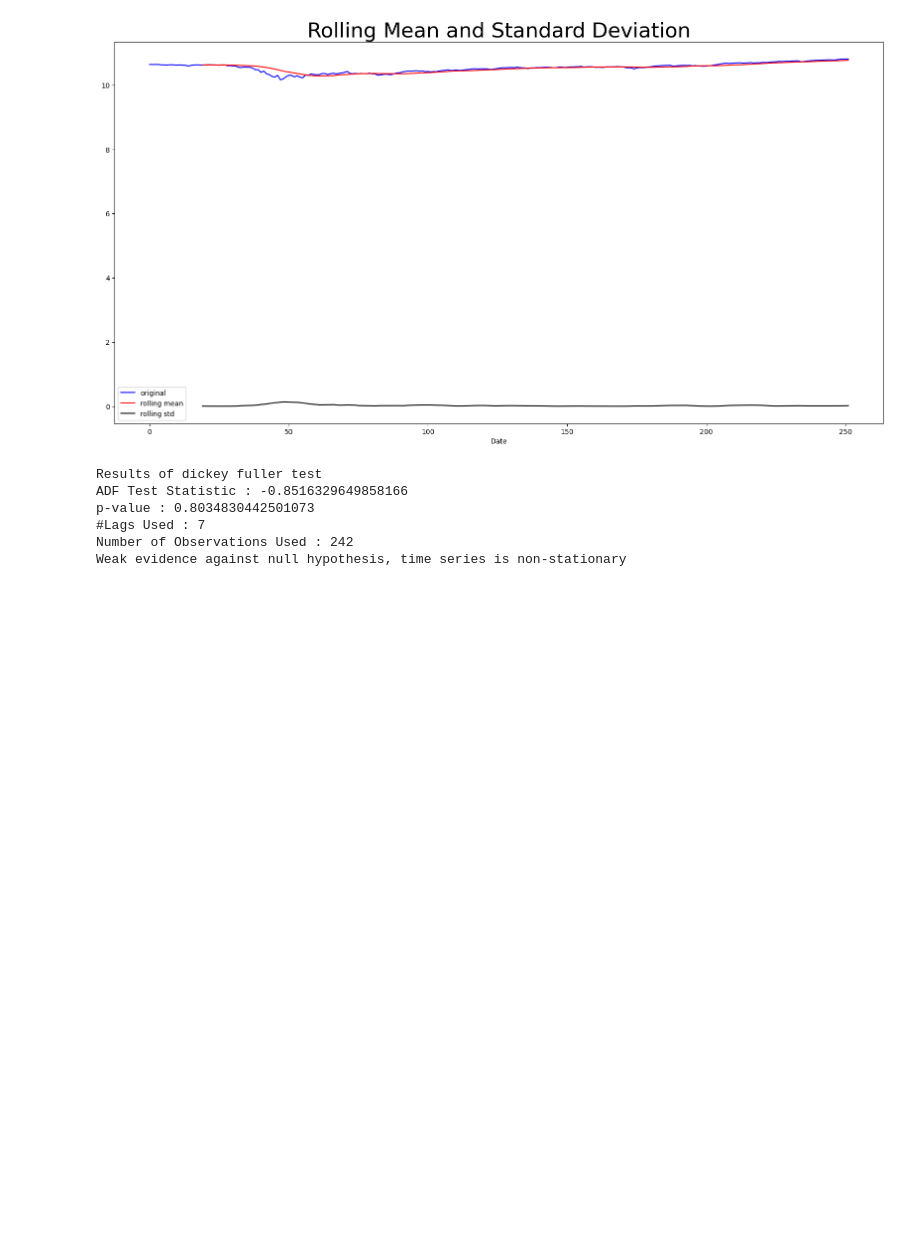
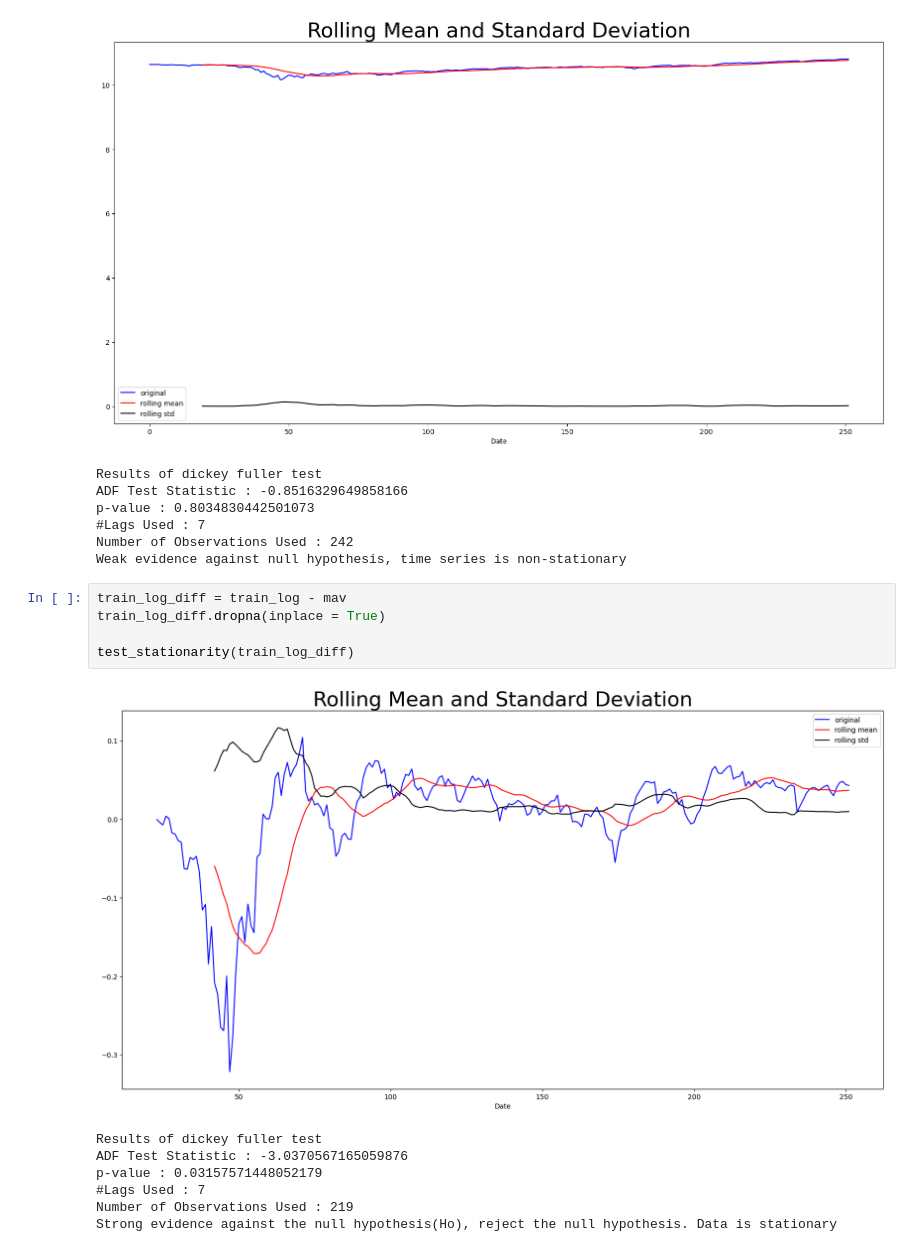
Before and after one commit to Engg-Abhinav/Stock-Market-Prediction, a Jupyter notebook: Stock Market Prediction.ipynb, the cells around one changed output. Cells and saved outputs as stored; diff of their text form; blank space fills up the shorter version.

```diff
--- a/Stock Market Prediction.ipynb
+++ b/Stock Market Prediction.ipynb
@@ -369,3 +369,16 @@ p-value : 0.8034830442501073
 #Lags Used : 7
 Number of Observations Used : 242
 Weak evidence against null hypothesis, time series is non-stationary
+# %%
+train_log_diff = train_log - mav
+train_log_diff.dropna(inplace = True)
+
+test_stationarity(train_log_diff)
+# %% [output]
+[figure, added]
+Results of dickey fuller test
+ADF Test Statistic : -3.0370567165059876
+p-value : 0.03157571448052179
+#Lags Used : 7
+Number of Observations Used : 219
+Strong evidence against the null hypothesis(Ho), reject the null hypothesis. Data is stationary
```
Also changed, not shown: parts of 5 cells of this notebook.
